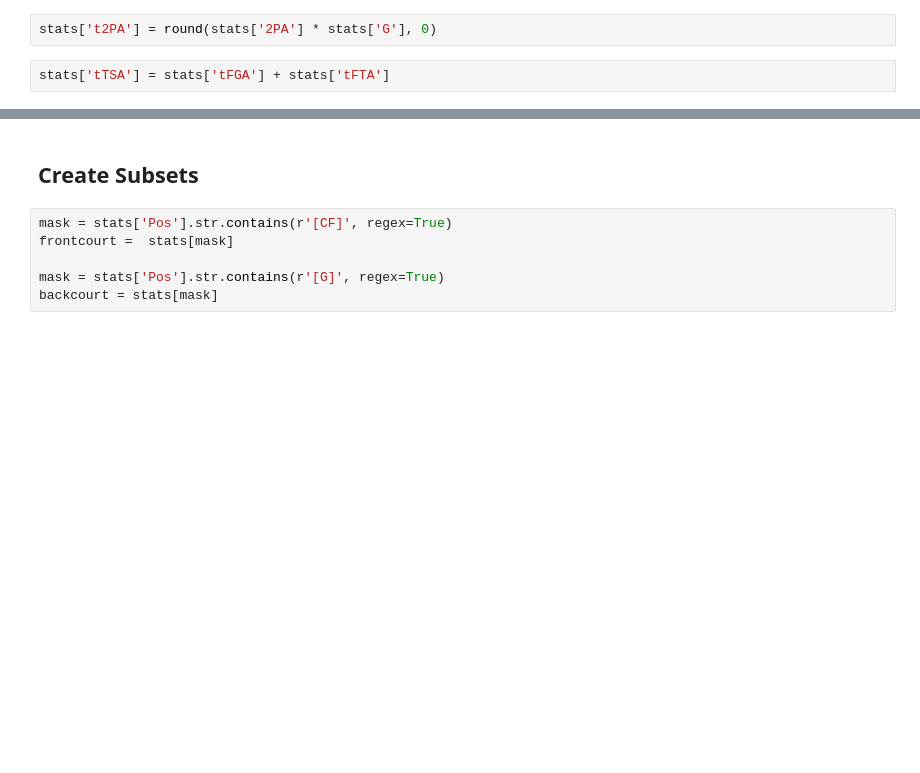
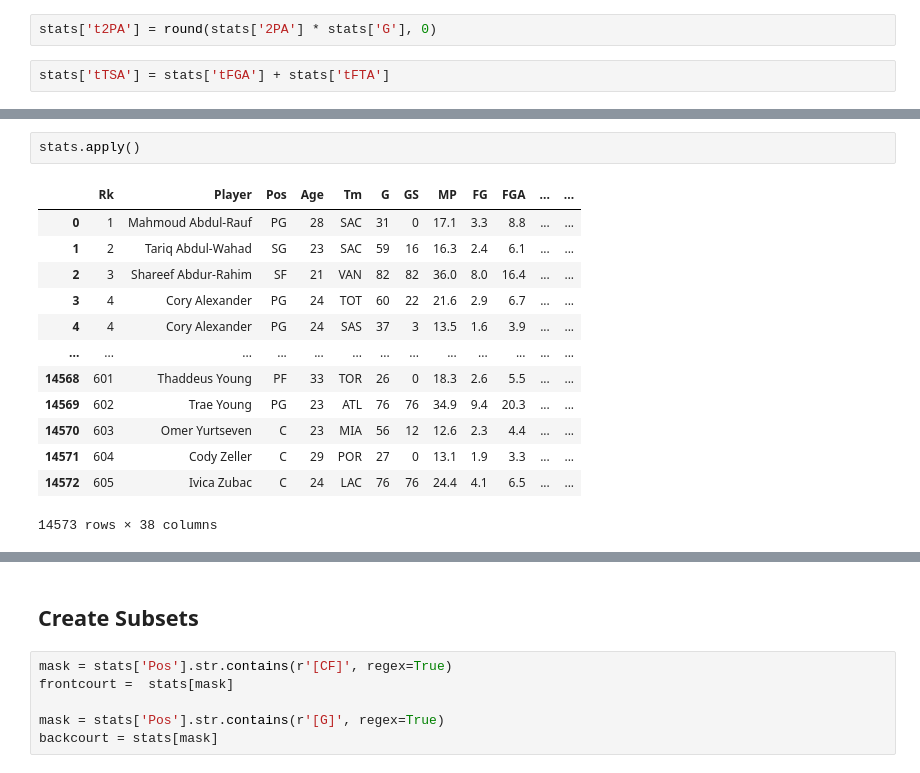
Before and after one commit to joshua-shorterivey/basic_basketball_analysis, a Jupyter notebook: explore.ipynb, the cells around one changed output, grey strips where cells are left out. Drawn from its saved outputs; the diff is of its cells as text; blank space fills up the shorter version.

```diff
--- a/explore.ipynb
+++ b/explore.ipynb
@@ -117,0 +91,16 @@ stats.sort_values(by=['TS%'], ascending=False)
+# %%
+stats.apply()
+# %% [output]
+|  | Rk | Player | Pos | Age | Tm | G | GS | MP | FG | FGA | ... | ... |
+| 0 | 1 | Mahmoud Abdul-Rauf | PG | 28 | SAC | 31 | 0 | 17.1 | 3.3 | 8.8 | ... | ... |
+| 1 | 2 | Tariq Abdul-Wahad | SG | 23 | SAC | 59 | 16 | 16.3 | 2.4 | 6.1 | ... | ... |
+| 2 | 3 | Shareef Abdur-Rahim | SF | 21 | VAN | 82 | 82 | 36.0 | 8.0 | 16.4 | ... | ... |
+| 3 | 4 | Cory Alexander | PG | 24 | TOT | 60 | 22 | 21.6 | 2.9 | 6.7 | ... | ... |
+| 4 | 4 | Cory Alexander | PG | 24 | SAS | 37 | 3 | 13.5 | 1.6 | 3.9 | ... | ... |
+| ... | ... | ... | ... | ... | ... | ... | ... | ... | ... | ... | ... | ... |
+| 14568 | 601 | Thaddeus Young | PF | 33 | TOR | 26 | 0 | 18.3 | 2.6 | 5.5 | ... | ... |
+| 14569 | 602 | Trae Young | PG | 23 | ATL | 76 | 76 | 34.9 | 9.4 | 20.3 | ... | ... |
+| 14570 | 603 | Omer Yurtseven | C | 23 | MIA | 56 | 12 | 12.6 | 2.3 | 4.4 | ... | ... |
+| 14571 | 604 | Cody Zeller | C | 29 | POR | 27 | 0 | 13.1 | 1.9 | 3.3 | ... | ... |
+| 14572 | 605 | Ivica Zubac | C | 24 | LAC | 76 | 76 | 24.4 | 4.1 | 6.5 | ... | ... |
+14573 rows × 38 columns
```
Also changed, not shown: parts of 13 cells of this notebook.
